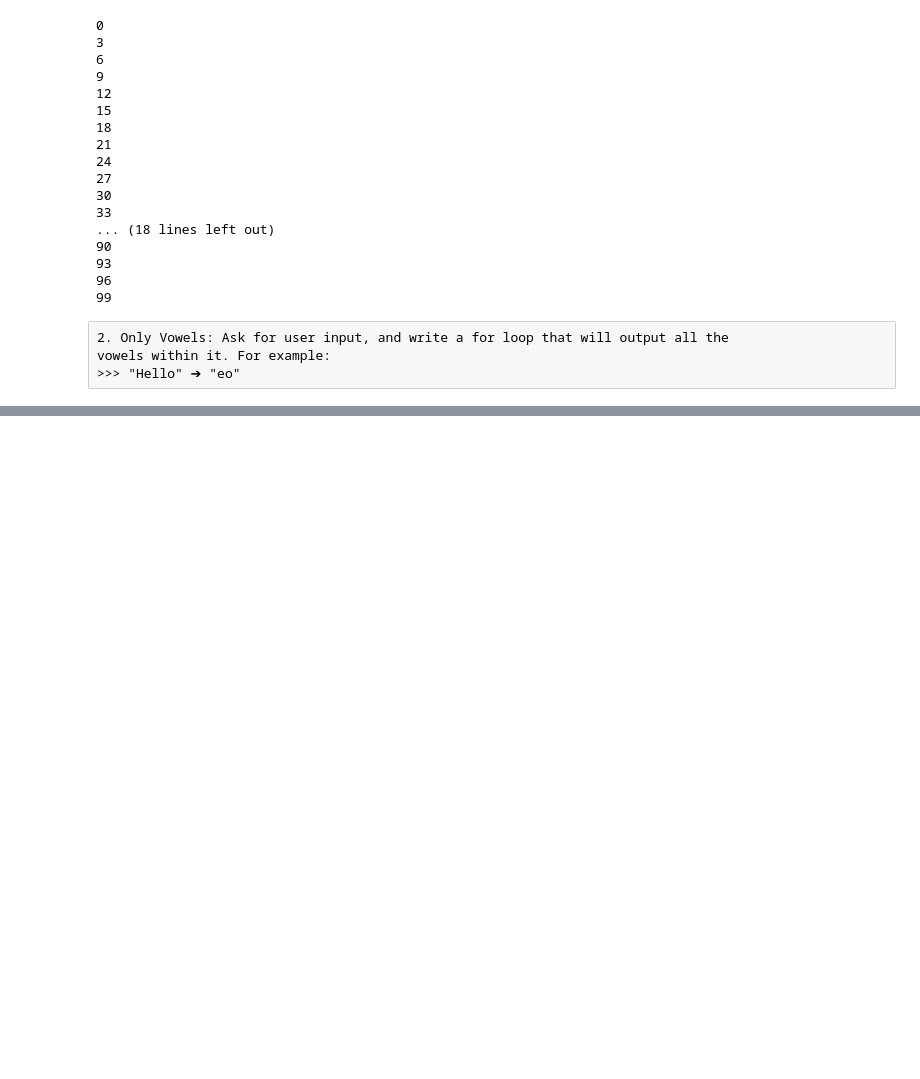
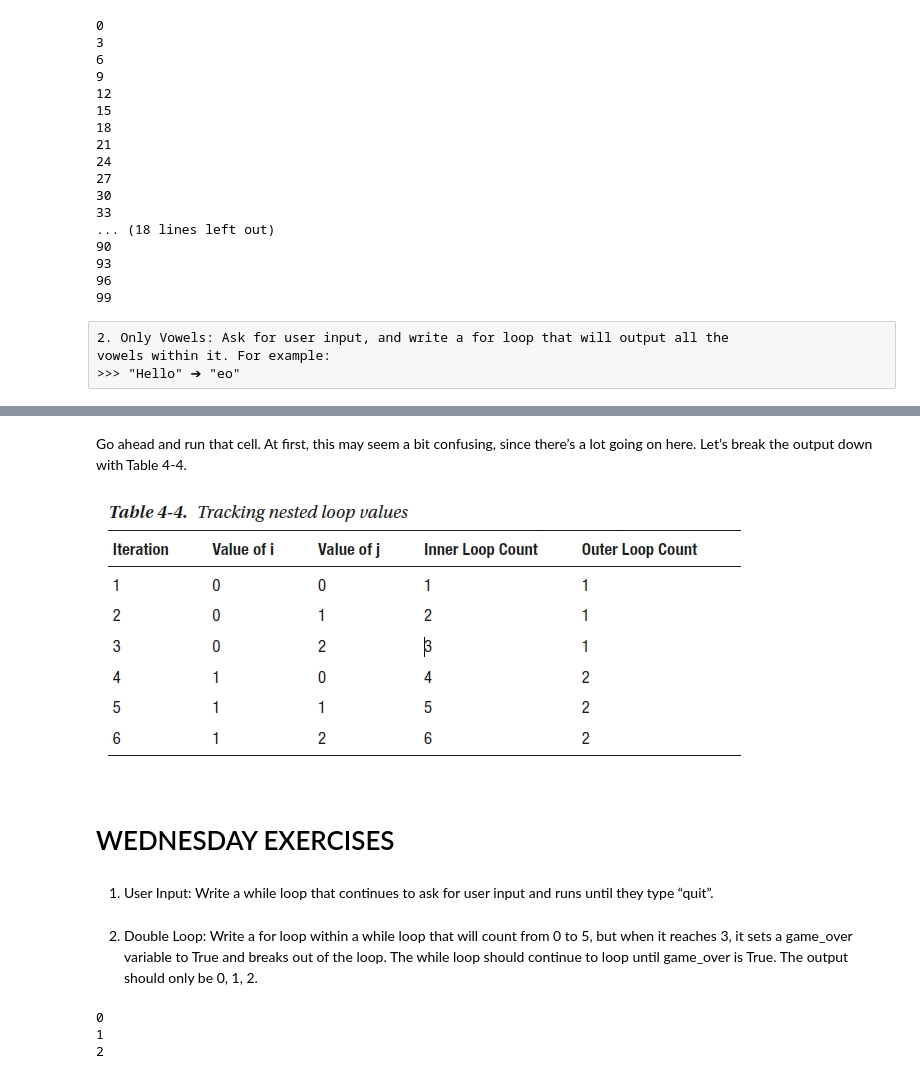
Before and after one commit to python-bootcamp-organization/Python-Bootcamp-101, a Jupyter notebook: Third_week.ipynb, the cells around one changed output, grey strips where cells are left out. Drawn from its saved outputs; the diff is of its cells as text; code cells hidden in the pictures; blank space fills up the shorter version.

```diff
--- a/Third_week.ipynb
+++ b/Third_week.ipynb
@@ -344,0 +384,13 @@ a
+# %% [markdown]
+Go ahead and run that cell. At first, this may seem a bit confusing, since there’s a lot
+going on here. Let’s break the output down with Table 4-4.
+# %%
+from IPython.display import Image
+Image(filename='images_projects/Image_project_week3c.png')
+# %% [output]
+[figure, added]
+# %% [markdown]
+# WEDNESDAY EXERCISES
+# %% [markdown]
+1. User Input: Write a while loop that continues to ask for user input and runs
+until they type “quit”.
@@ -344,0 +402,19 @@ a
+# %% [markdown]
+2. Double Loop: Write a for loop within a while loop that will count from 0 to 5,
+but when it reaches 3, it sets a game_over variable to True and breaks out of
+the loop. The while loop should continue to loop until game_over is True. The
+output should only be 0, 1, 2.
+# %%
+game_over = False
+
+while game_over == False:
+    for i in range(5):
+        if i == 3:
+            game_over = True
+            break
+        else:
+            print(i)
+# %% [output]
+0
+1
+2
```
Also changed, not shown: parts of 45 cells of this notebook, 2 other files.
